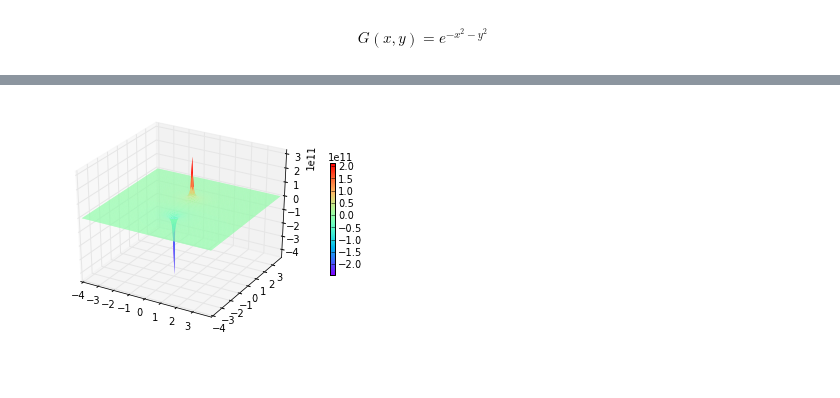
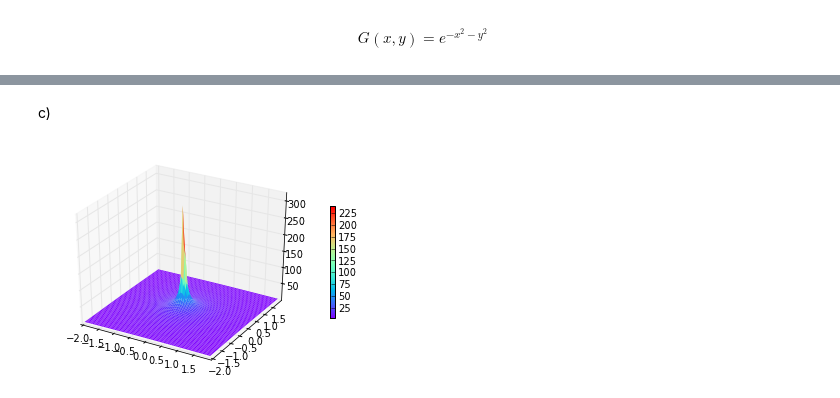
Before and after one commit to aalittlephys202/PHYS202-S13, a Jupyter notebook: Week4/Tuesday 4-23.ipynb, the cells around one changed output, grey strips where cells are left out. Cells and saved outputs as stored; diff of their text form; code cells hidden in the pictures; blank space fills up the shorter version.

```diff
--- a/Week4/Tuesday 4-23.ipynb
+++ b/Week4/Tuesday 4-23.ipynb
@@ -90,0 +158,14 @@ cset = ax.contour(x, y, G, zdir='x', offset=-6, cmap=cm.coolwarm)
+# %%
+q1 = -1*10**-9
+d=1
+def dipolePotential(x,y,q,d):
+    """does something"""
+    k = 8.9875518*10**9
+    q1 = -1*10**-9
+    d=1
+    Vxy = (k*q1/(x**2 + (y - d)**2)**(1/2.) - (k*q1/(x**2 + (y + d)**2)**(1/2.)))
+    return Vxy
+
+x,y = meshgrid(arange(-2.,2.,0.06),arange(-2.,2.,0.06))
+Vxy = dipolePotential(x,y,q1,d)
+print Vxy
@@ -91,17 +186,21 @@ cset = ax.contour(x, y, G, zdir='x', offset=-6, cmap=cm.coolwarm)
+# %% [markdown]
+c)
 # %%
-k = 8987551800 #Newton*squared meters divded by squared coulombs
-q1 = -1*10**-9
-q2 = 1*10**-9
-dx = 0.06
-dy = 0.06
-d=1
-x,y = meshgrid(arange(-4.,4.,dx),arange(-4.,4.,dy))
-V = (k*q/(x**2 + (y - d)**2)**(1/2.) - (k*q/(x**2 + (y+d)**2)**(1/2.)))
+def pointPotential(x,y,q,posx,posy):
+    """does something"""
+    k = 8.9875518*10**9
+    q1 = -1*10**-9
+    d=1
+    Vab = k*q*(x**2+y**2)**-.5
+    return Vab
+
+x,y = meshgrid(arange(-2.,2.,0.06),arange(-2.,2.,0.06))
+Vab = pointPotential(x,y,1e-9,0.,0.)
 from mpl_toolkits.mplot3d import Axes3D
 fig = figure()
 ax = fig.gca(projection="3d")
-p = ax.plot_surface(x, y, V, rstride=1,cstride=1, linewidth=0, cmap=cm.rainbow)
+p = ax.plot_surface(x, y, Vab, rstride=1,cstride=1, linewidth=0, cmap=cm.rainbow)
 #normal x and y between -2,2 i changed to -6,6
 cb = fig.colorbar(p, shrink=0.5)
 # %% [output]
-[figure, old version]
+[figure, new version]
```
Also changed, not shown: parts of 12 cells of this notebook.
